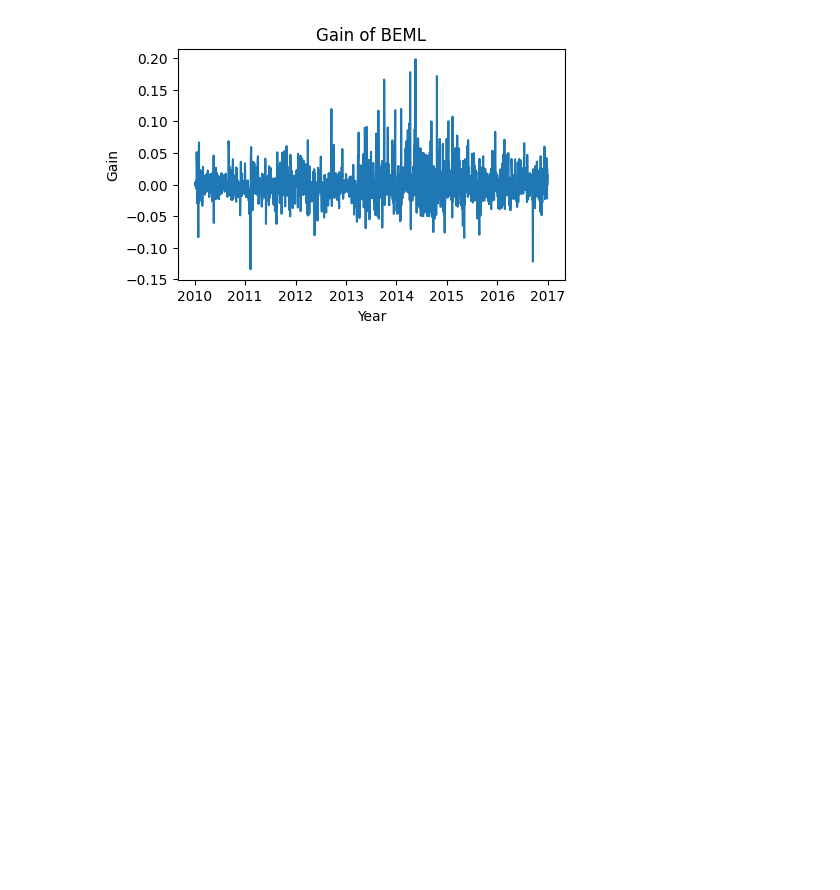
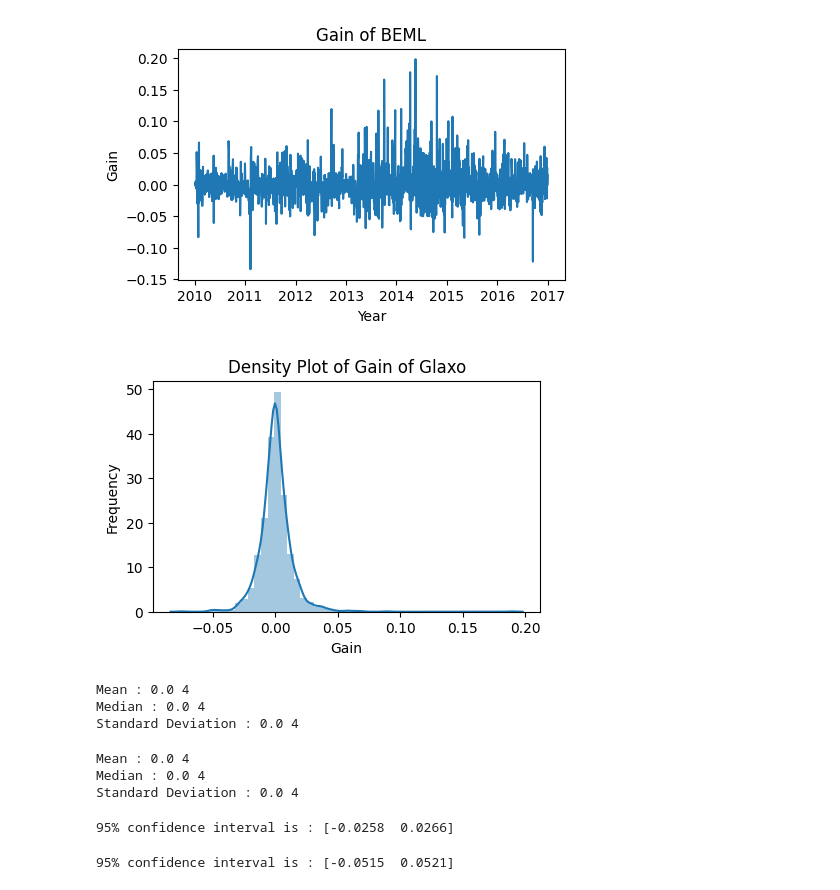
Before and after one commit to Chhaya-cloud/Chatbot, a Jupyter notebook: Session2_Pranav.ipynb, the cells around one changed output. Cells and saved outputs as stored; diff of their text form; code cells hidden in the pictures; blank space fills up the shorter version.

```diff
--- a/Session2_Pranav.ipynb
+++ b/Session2_Pranav.ipynb
@@ -165,3 +168,56 @@ plt.title('Gain of BEML')
 plt.show()
 # %% [output]
 [figure]
+# %%
+# The above chart is not interpretable
+
+# Density plot for gain of Glaxo
+import seaborn as sns
+plt.figure(figsize= (5,3))
+sns.distplot(GLAXO_df['gain'], label ='GLAXO')
+plt.xlabel('Gain')
+plt.ylabel('Frequency')
+plt.title('Density Plot of Gain of Glaxo')
+plt.show()
+# %% [output]
+[figure, added]
+# %%
+# Getting the statistical properties
+
+print('Mean :',round (BEML_df['gain']).mean(),4)
+print('Median :',round (BEML_df['gain']).median(),4)
+print('Standard Deviation :',round (BEML_df['gain']).std(),4)
+# %% [output]
+Mean : 0.0 4
+Median : 0.0 4
+Standard Deviation : 0.0 4
+# %%
+# Getting the statistical properties
+
+print('Mean :',round (GLAXO_df['gain']).mean(),4)
+print('Median :',round (GLAXO_df['gain']).median(),4)
+print('Standard Deviation :',round (GLAXO_df['gain']).std(),4)
+# %% [output]
+Mean : 0.0 4
+Median : 0.0 4
+Standard Deviation : 0.0 4
+# %%
+# Getting the 95% of confidence interval
+from scipy import stats
+
+GLAXO_df_ci=stats.norm.interval(0.95,loc=GLAXO_df.gain.mean(),scale=GLAXO_df.gain.std())
+
+# COnfidence interval
+print('95% confidence interval is :',np.round(GLAXO_df_ci,4))
+# %% [output]
+95% confidence interval is : [-0.0258  0.0266]
+# %%
+# Getting the 95% of confidence interval
+from scipy import stats
+
+BEML_df_ci=stats.norm.interval(0.95,loc=BEML_df.gain.mean(),scale=BEML_df.gain.std())
+
+# COnfidence interval
+print('95% confidence interval is :',np.round(BEML_df_ci,4))
+# %% [output]
+95% confidence interval is : [-0.0515  0.0521]
```
Also changed, not shown: parts of 3 cells of this notebook.
